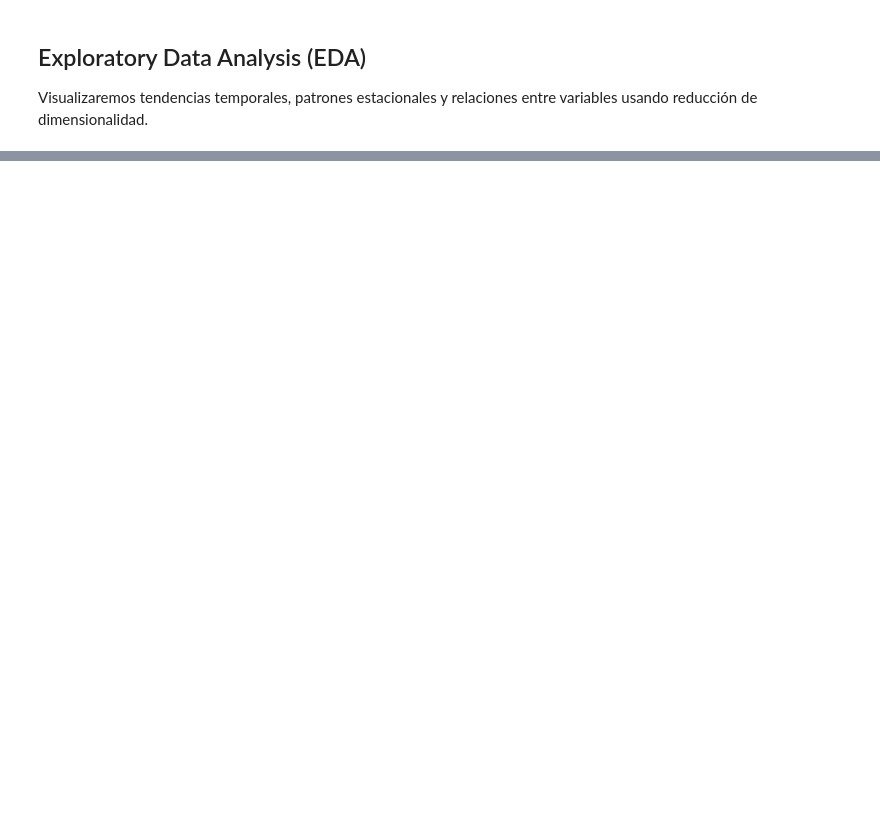
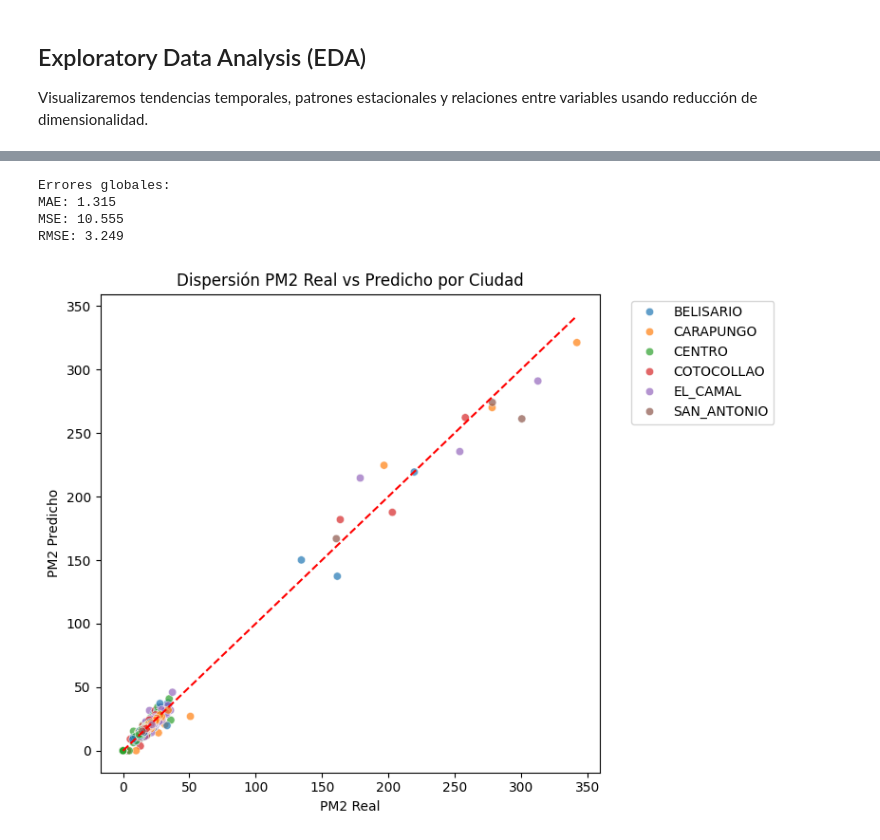
Before and after one commit to JossueJativa/InteligenciaArtificial2, a Jupyter notebook: Proyecto/EJDJ.ipynb, the cells around one changed output, grey strips where cells are left out. Saved outputs shown, nothing was run; the diff lists cells and outputs as text; code cells hidden in the pictures; blank space fills up the shorter version.

```diff
--- a/Proyecto/EJDJ.ipynb
+++ b/Proyecto/EJDJ.ipynb
@@ -213,0 +339,42 @@ Fold 5: MAE=20.75, RMSE=61.28, SMAPE=42.45%
+# %%
+# 1. Calcular errores globales
+mae_global = mean_absolute_error(combined_df['PM2_real'], combined_df['PM2_predicted'])
+mse_global = mean_squared_error(combined_df['PM2_real'], combined_df['PM2_predicted'])
+rmse_global = np.sqrt(mse_global)
+
+print(f"Errores globales:")
+print(f"MAE: {mae_global:.3f}")
+print(f"MSE: {mse_global:.3f}")
+print(f"RMSE: {rmse_global:.3f}\n")
+
+# 2. Calcular errores por ciudad
+errors_per_city = combined_df.groupby('STATION_NAME').apply(
+    lambda df: pd.Series({
+        'MAE': mean_absolute_error(df['PM2_real'], df['PM2_predicted']),
+        'MSE': mean_squared_error(df['PM2_real'], df['PM2_predicted']),
+        'RMSE': np.sqrt(mean_squared_error(df['PM2_real'], df['PM2_predicted']))
+    })
+).reset_index()
+
+# 3. Mostrar tabla comparativa real vs predicho (puedes limitar la salida)
+print("\nTabla comparativa (primeras 20 filas):")
+display(combined_df[['STATION_NAME', 'Year', 'Month', 'PM2_real', 'PM2_predicted']].head(20))
+
+# 4. (Opcional) Visualizar con seaborn una gráfica de dispersión para ver correlación real vs predicho
+
+plt.figure(figsize=(8,6))
+sns.scatterplot(data=combined_df, x='PM2_real', y='PM2_predicted', hue='STATION_NAME', alpha=0.7)
+plt.plot([combined_df['PM2_real'].min(), combined_df['PM2_real'].max()],
+         [combined_df['PM2_real'].min(), combined_df['PM2_real'].max()], 'r--')  # Línea 45°
+plt.title("Dispersión PM2 Real vs Predicho por Ciudad")
+plt.xlabel("PM2 Real")
+plt.ylabel("PM2 Predicho")
+plt.legend(bbox_to_anchor=(1.05, 1), loc='upper left')
+plt.tight_layout()
+plt.show()
+# %% [output]
+Errores globales:
+MAE: 1.315
+MSE: 10.555
+RMSE: 3.249
+[figure, added]
```
Also changed, not shown: parts of 9 cells of this notebook.
